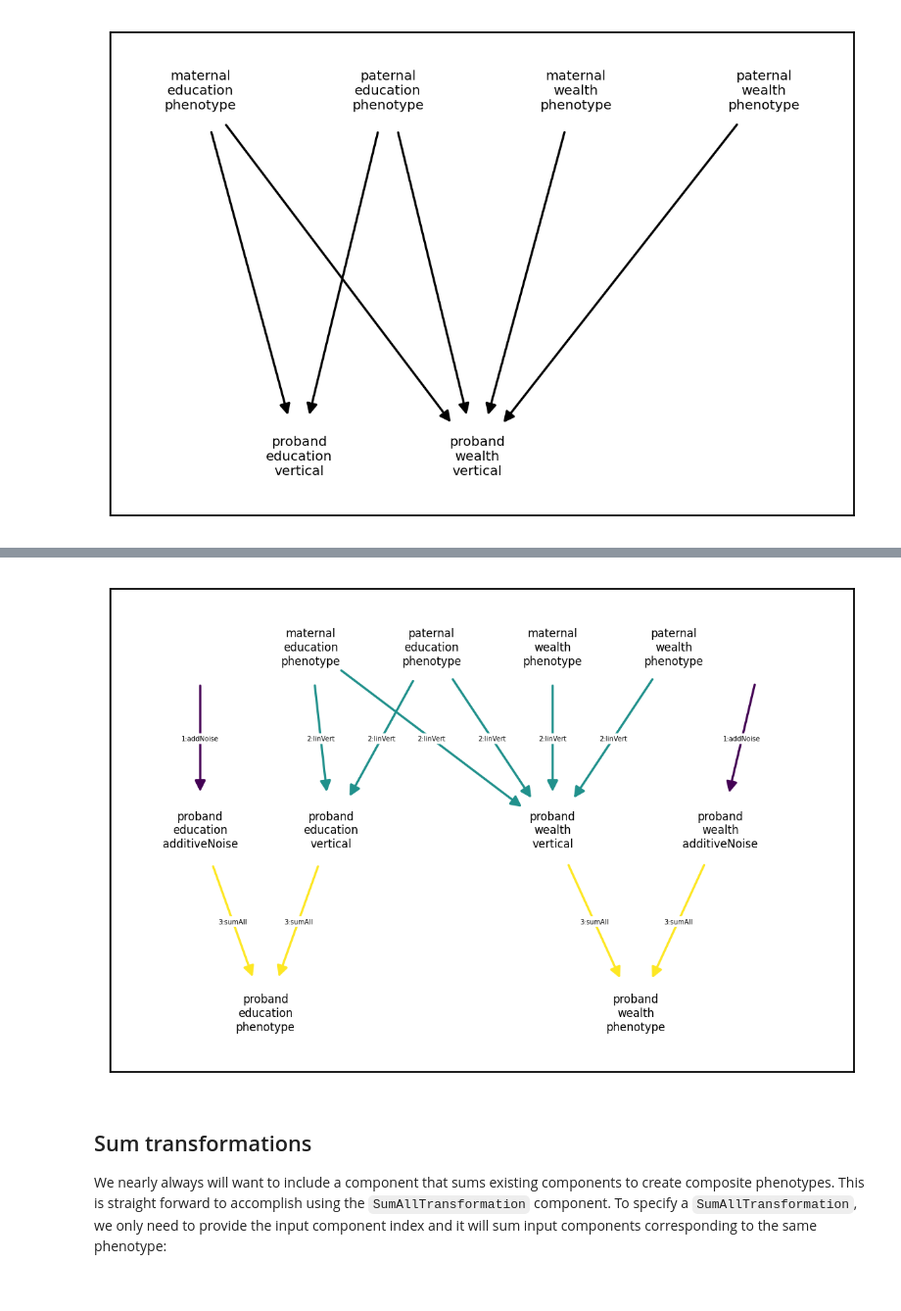
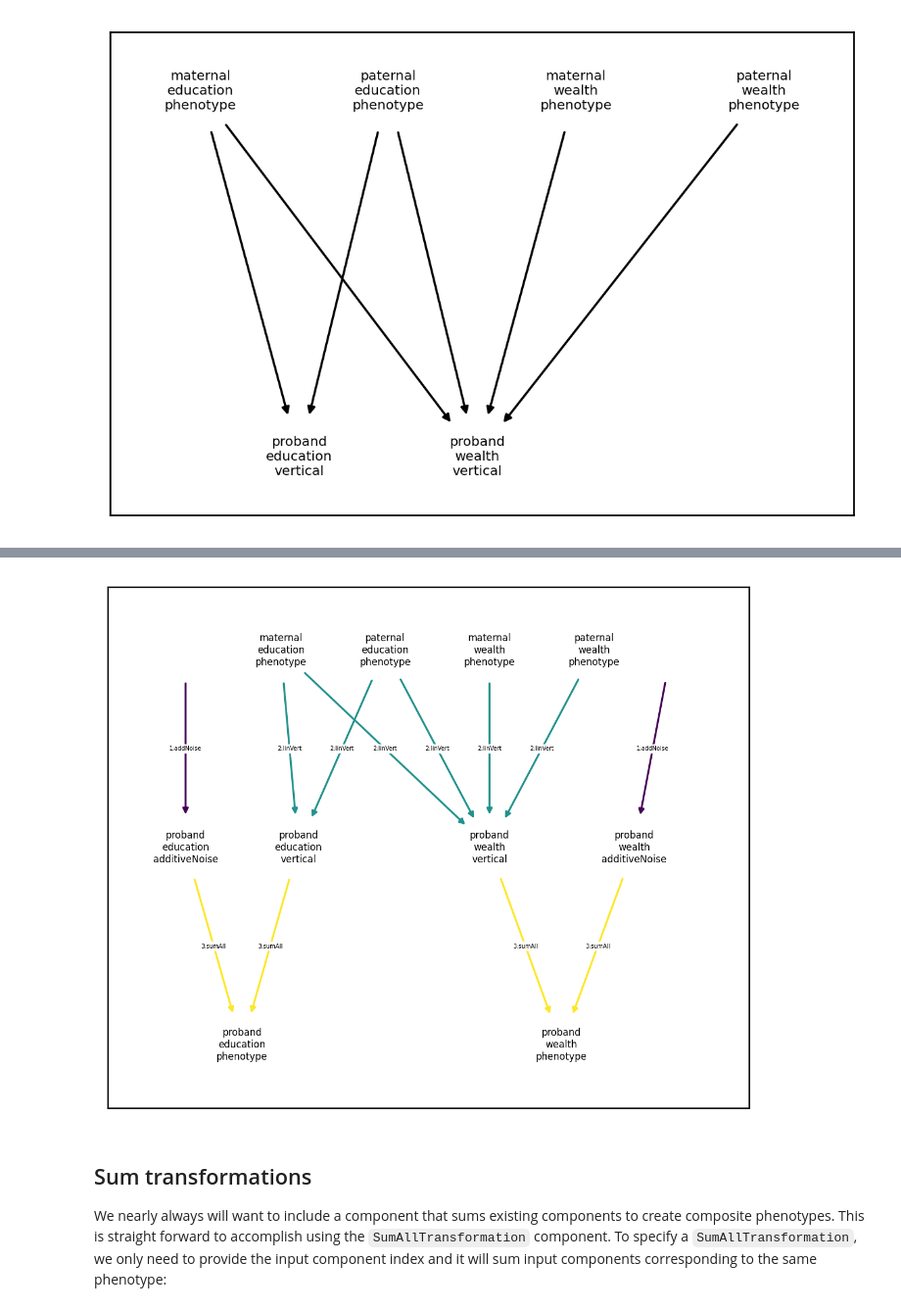
Before and after one commit to rborder/xftsim, a Jupyter notebook: docs/userguide/arch.ipynb, the cells around one changed output, grey strips where cells are left out. Shown at 98% size. Drawn from its saved outputs; the diff is of its cells as text; code cells hidden in the pictures.

```diff
--- a/docs/userguide/arch.ipynb
+++ b/docs/userguide/arch.ipynb
@@ -601,7 +601,8 @@ pd.corr()**2
 # %%
+plt.rcParams['figure.figsize'] = [6.,5.] ## better looking plots
 xft.arch.Architecture([ncomp, vtcomp, strans]).draw_dependency_graph()
 # %% [output]
-[figure, old version]
+[figure, new version]
 # %% [markdown]
 ## Sum transformations
 
```
Also changed, not shown: parts of 13 cells of this notebook, 4 other files.
